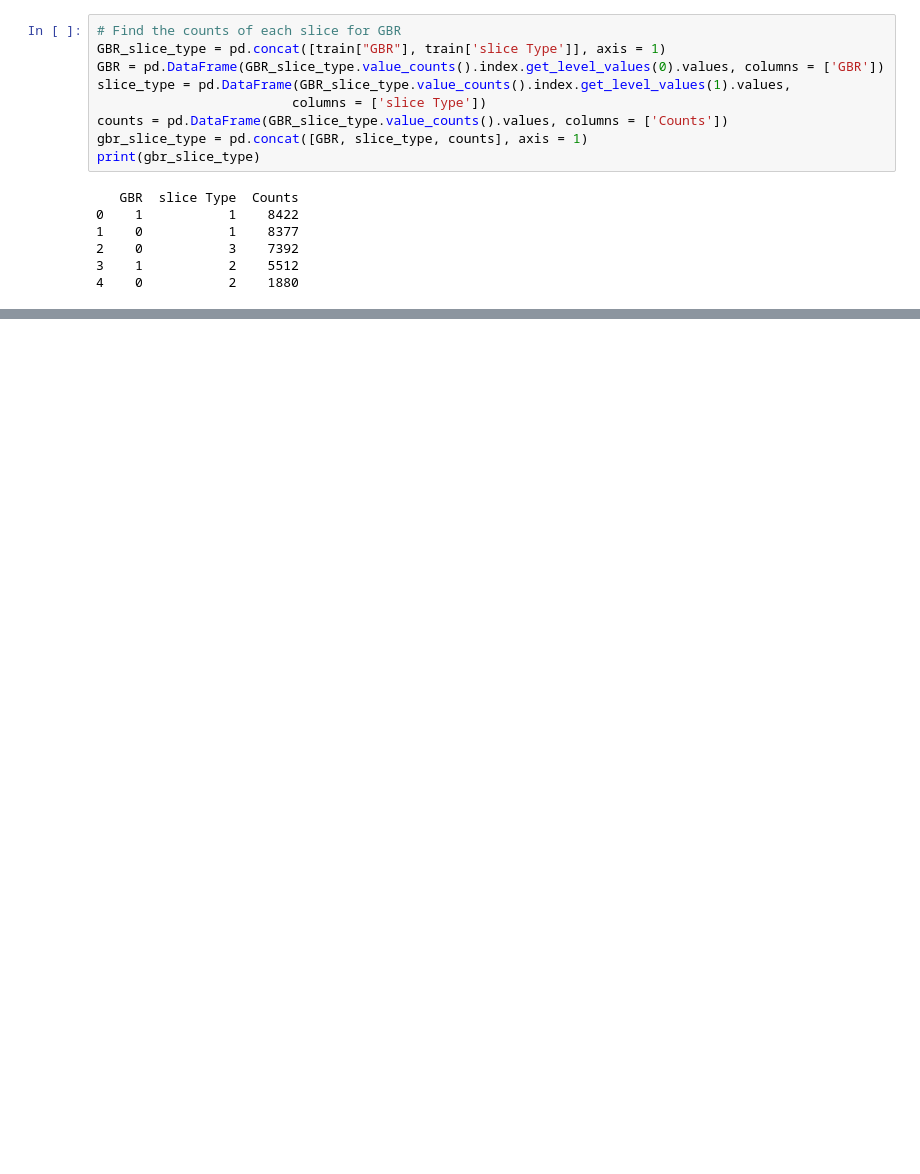
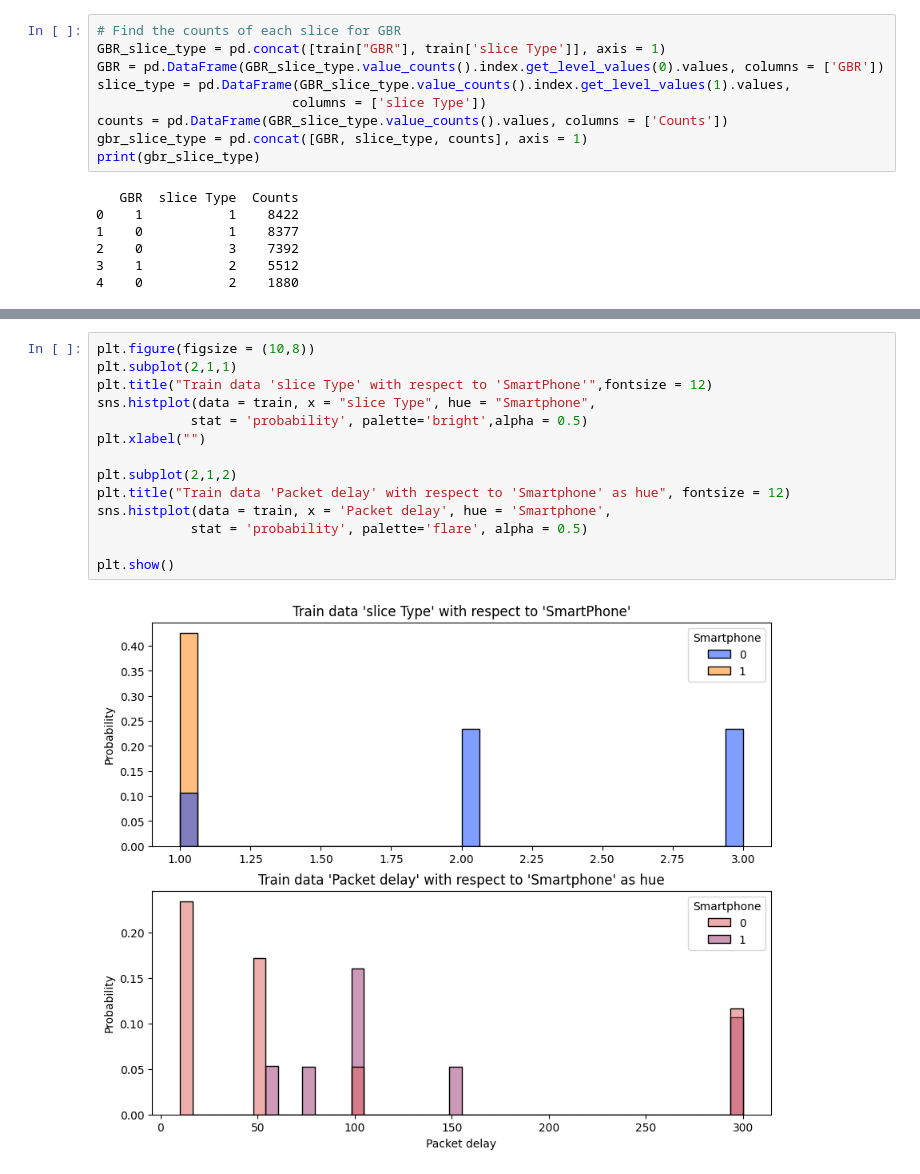
Before and after one commit to naresh5422/NetworkSlice, a Jupyter notebook: NetworkSlice_Prediction.ipynb, the cells around one changed output, grey strips where cells are left out. Drawn from its saved outputs; the diff is of its cells as text; blank space fills up the shorter version.

```diff
--- a/NetworkSlice_Prediction.ipynb
+++ b/NetworkSlice_Prediction.ipynb
@@ -253,0 +313,16 @@ sns.displot(data = train, x = "AR/VR/Gaming",
+# %%
+plt.figure(figsize = (10,8))
+plt.subplot(2,1,1)
+plt.title("Train data 'slice Type' with respect to 'SmartPhone'",fontsize = 12)
+sns.histplot(data = train, x = "slice Type", hue = "Smartphone",
+            stat = 'probability', palette='bright',alpha = 0.5)
+plt.xlabel("")
+
+plt.subplot(2,1,2)
+plt.title("Train data 'Packet delay' with respect to 'Smartphone' as hue", fontsize = 12)
+sns.histplot(data = train, x = 'Packet delay', hue = 'Smartphone',
+            stat = 'probability', palette='flare', alpha = 0.5)
+
+plt.show()
+# %% [output]
+[figure, added]
```
Also changed, not shown: parts of 24 cells of this notebook.
